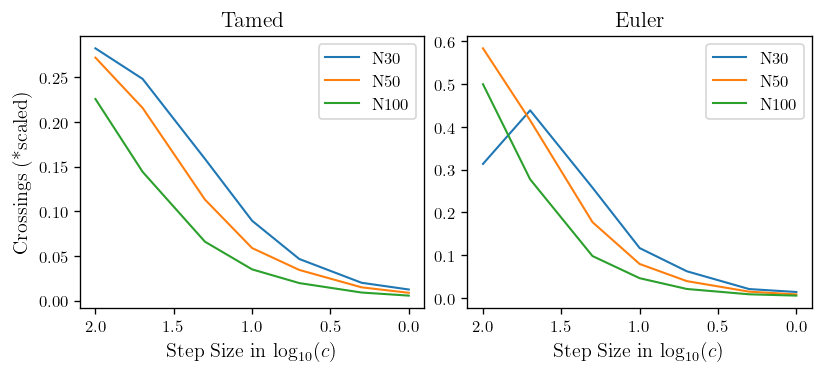
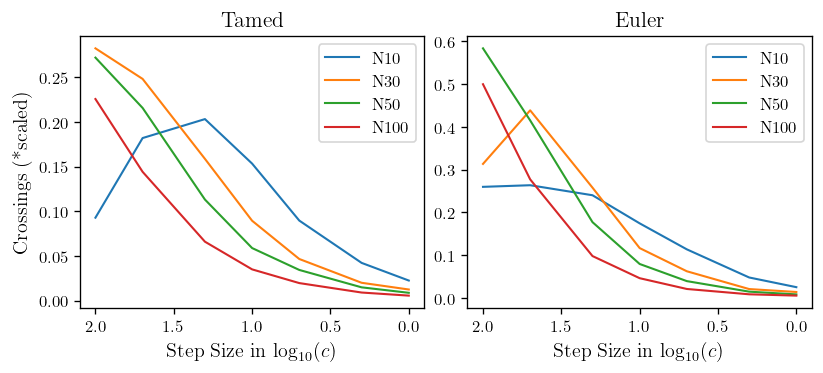
The change to this notebook cell's code, shown as a diff; its figure went from the first image to the second:
--- before
+++ after
@@ -3,8 +3,5 @@
 
 for method, ax in zip(methods, axes):
-    for N in N_range:
-        if (N == 10):
-            continue
-        
+    for N in N_range:        
         data = np.array([cross_results[(method, N, c)]["crossings"] for c in c_range])
         ax.plot(np.log10(c_range), data/(M*N*(N-1)/2), label = f"N{N}")
@@ -18,4 +15,5 @@
 axes[0].set_ylabel("Crossings (*scaled)")
 
+plt.savefig("figures/crossings-M1000-scaled.pdf", format = "pdf", dpi = 125)
 plt.show()
 print(f"Number of trials: {cross_results[("tamed", 10, 1)]["M"]}.")

Commit: densities again